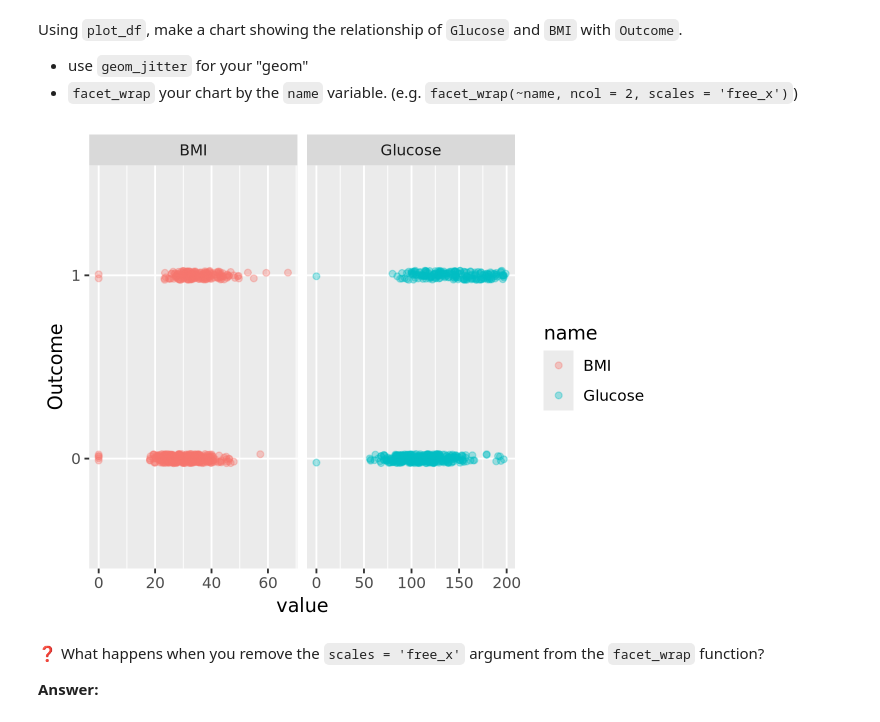
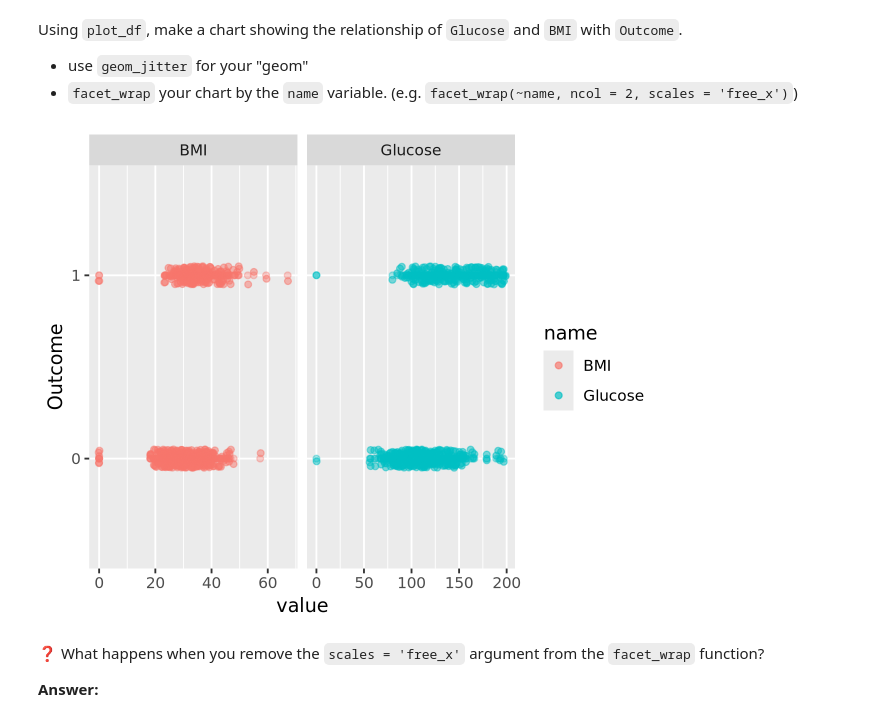
Before and after one commit to UNC-DATA-730/unit-5-assignment-nrdeering, a Jupyter notebook: assignment5.ipynb, the cells around one changed output. Saved outputs shown, nothing was run; the diff lists cells and outputs as text; code cells hidden in the pictures.

```diff
--- a/assignment5.ipynb
+++ b/assignment5.ipynb
@@ -106,13 +106,12 @@ Using `plot_df`, make a chart showing the relationship of `Glucose` and `BMI` wi
 - use `geom_jitter` for your "geom"
 - `facet_wrap` your chart by the `name` variable. (e.g. `facet_wrap(~name, ncol = 2, scales = 'free_x')`)
 # %%
-ggplot(plot_df) +
-    geom_point(aes(x = value, y = Outcome, color = name),
-               alpha = 0.35,
-               position = position_jitter(height = 0.025, width = 0))+
+ggplot(plot_df,aes(x = value, y = Outcome, color = name)) +
+    geom_point(alpha = 0.35)+
+    geom_jitter(alpha = 0.5, width = 0.2, height = 0.05)+
     facet_wrap(~name, ncol = 2, scales = 'free_x')
 # %% [output]
-[figure, old version]
+[figure, new version]
 # %% [markdown]
 ❓ What happens when you remove the `scales = 'free_x'` argument from the `facet_wrap` function?
 
```
